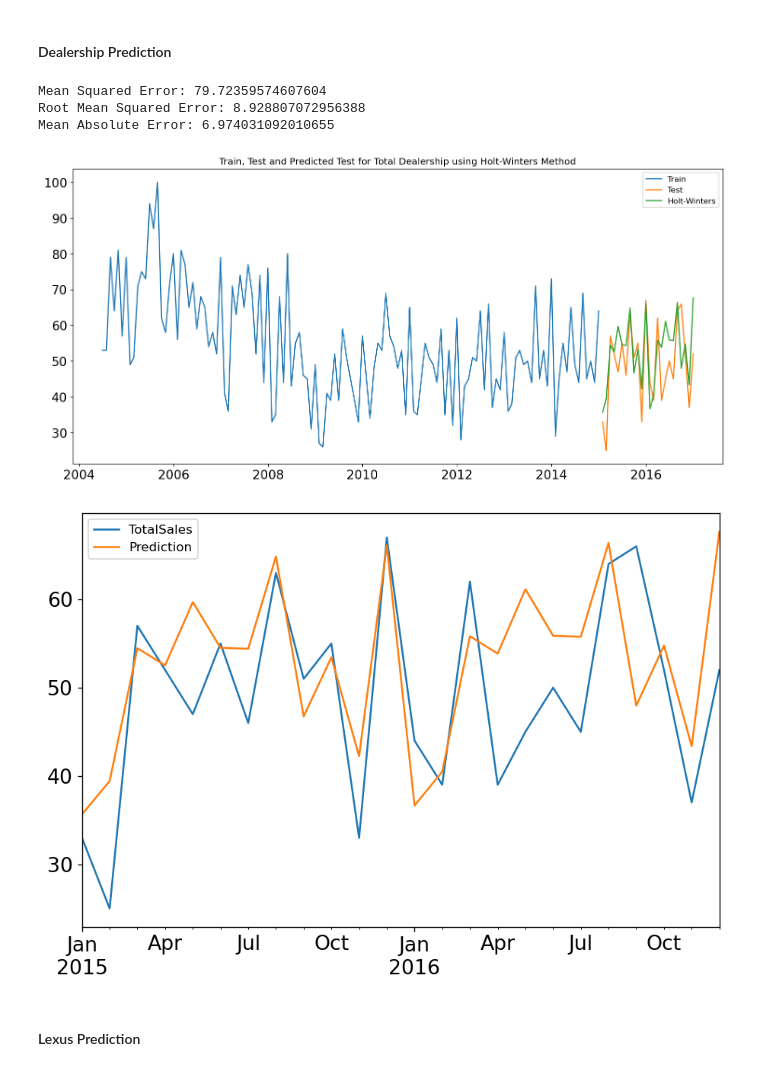
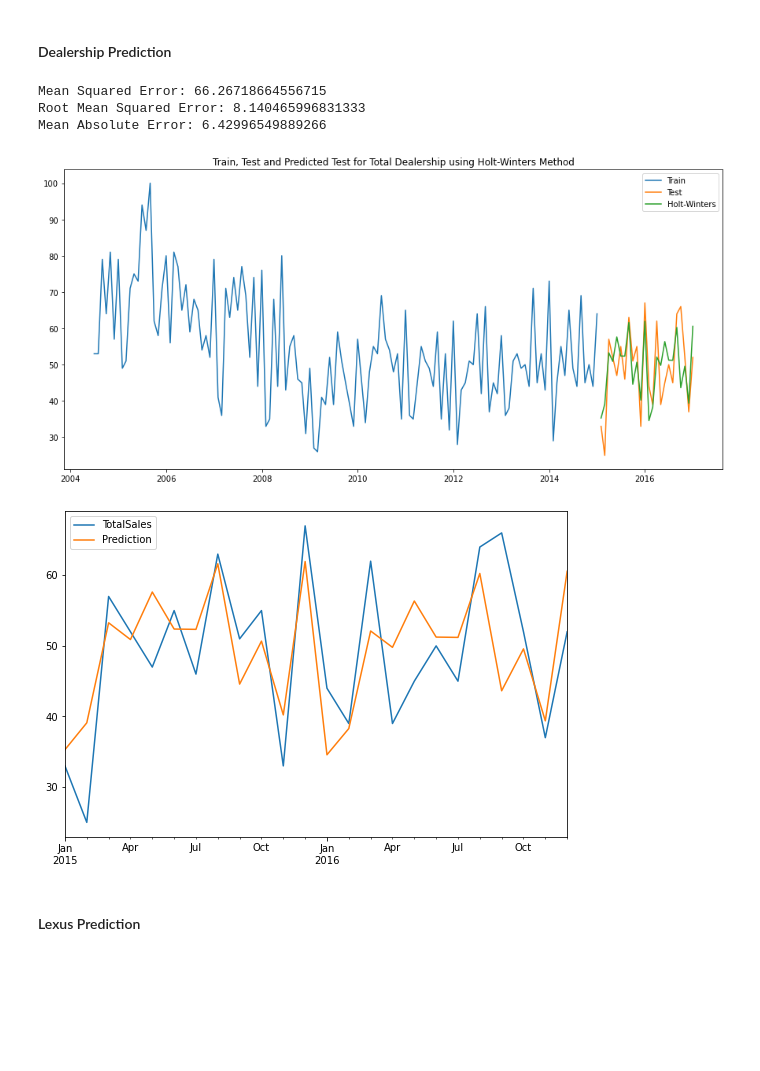
Before and after one commit to martell-n-tardy/Forecasting-with-a-Time-Series-Model-using-Python, a Jupyter notebook: notebooks/Preprocessing & Training.ipynb, the cells around one changed output. Cells and saved outputs as stored; diff of their text form; code cells hidden in the pictures; blank space fills up the shorter version.

Commit message:
completed basic models

```diff
--- a/notebooks/Preprocessing & Training.ipynb
+++ b/notebooks/Preprocessing & Training.ipynb
@@ -940,39 +939,39 @@ We can see that the best result out of the top three is an RMSE of about # degre
 rcParams['figure.figsize'] = 15, 7
 
 df = read_csv('../data/processed/TotalSales.csv')
 df.index = pd.date_range(start='2004-06', periods=154, freq='M')
 df = df.drop(columns=['ContractYearMonth'])
 df.index.freq = 'M'
 train, test = df['2004':'2014'], df['2015':'2016']
 # model = ExponentialSmoothing(params).fit()
-model = ExponentialSmoothing(train, trend='mul', seasonal='add', seasonal_periods=12, damped=True)
+model = ExponentialSmoothing(train, trend='mul', seasonal='mul', seasonal_periods=12, damped=False)
 hw_model = model.fit(optimized=True, use_boxcox=True, remove_bias=False)
 pred = hw_model.forecast(24)
 
 #plot prediction using model
 plt.title('Train, Test and Predicted Test for Total Dealership using Holt-Winters Method')
 plt.plot(train.index, train, label='Train')
 plt.plot(test.index, test, label='Test')
 plt.plot(pred.index, pred, label='Holt-Winters')
 plt.legend(loc='best')
 
 #narrow in on prediction
 test.plot(legend=True, label='Test', figsize=(9,6))
 pred.plot(legend= True, label='Prediction', xlim = ['2015-01', '2016-12']);
 
 mse = mean_squared_error(test, pred)
 rmse = np.sqrt(mse)
 mae = mean_absolute_error(test, pred)
 
 print(f'Mean Squared Error: {mse}')
 print(f'Root Mean Squared Error: {rmse}')
 print(f'Mean Absolute Error: {mae}')
 # %% [output]
-Mean Squared Error: 79.72359574607604
-Root Mean Squared Error: 8.928807072956388
-Mean Absolute Error: 6.974031092010655
+Mean Squared Error: 66.26718664556715
+Root Mean Squared Error: 8.140465996831333
+Mean Absolute Error: 6.42996549889266
-[figure, old version]
+[figure, new version]
-[figure, old version]
+[figure, new version]
 # %% [markdown]
 #### Lexus Prediction
 # %%
```
Also changed, not shown: parts of 21 cells of this notebook.
